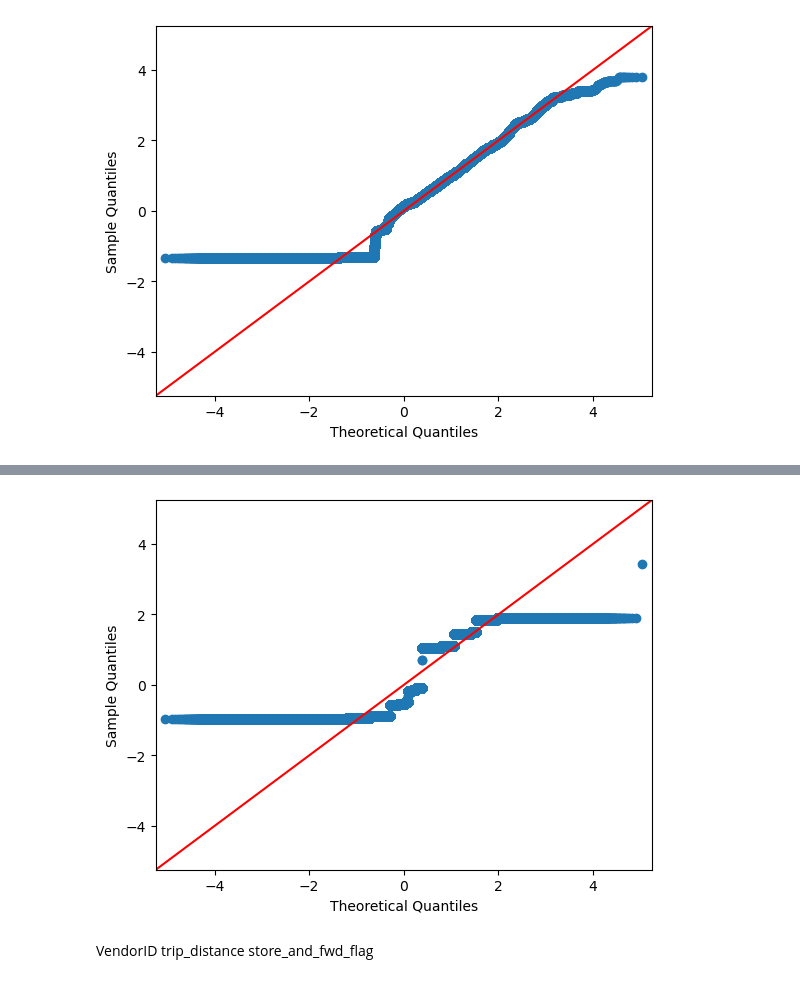
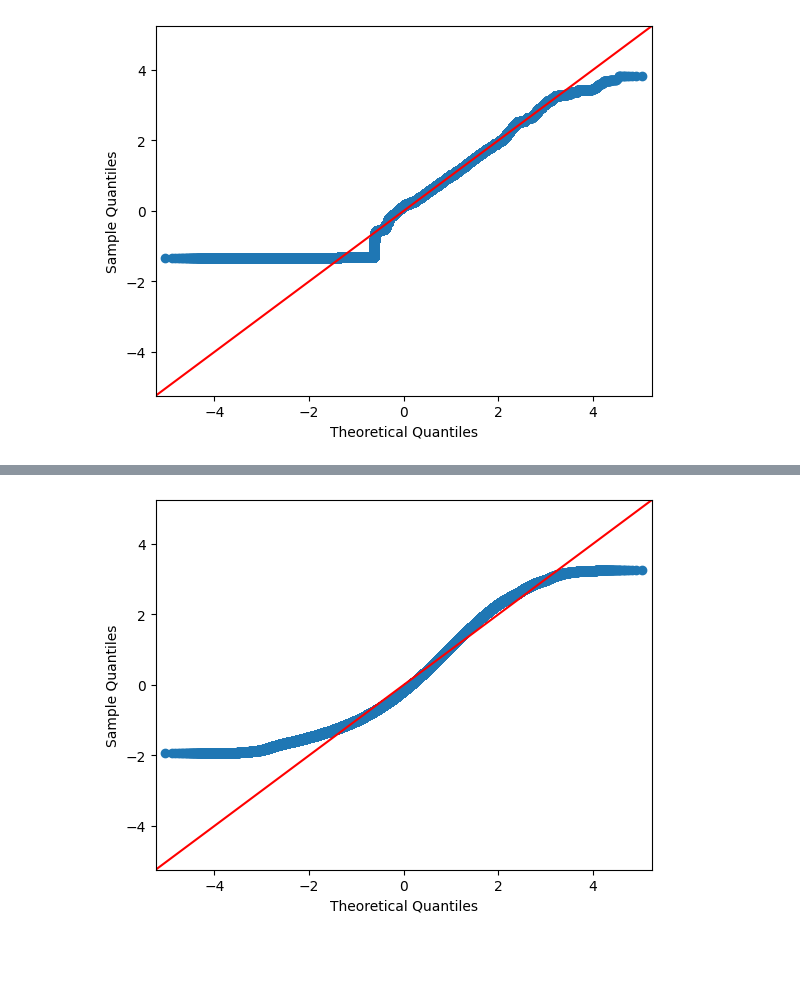
Before and after one commit to tespip/nyamnyam, a Jupyter notebook: Report_1Module.ipynb, the cells around one changed output, grey strips where cells are left out. Cells and saved outputs as stored; diff of their text form; code cells hidden in the pictures; blank space fills up the shorter version.

```diff
--- a/Report_1Module.ipynb
+++ b/Report_1Module.ipynb
@@ -389,13 +365,26 @@ balanced_df
 # %%
 from sklearn.preprocessing import StandardScaler
 scaler = StandardScaler()
+
+columns_to_scale = ['passenger_count', 'trip_distance', 'payment_type', 'fare_amount',
+                    'extra', 'mta_tax', 'tip_amount', 'tolls_amount',
+                    'improvement_surcharge', 'total_amount', 'congestion_surcharge',
+                    'trip_time' ]
+non_scaled_columns = list(set(balanced_df.columns) - set(columns_to_scale))
 
 groups = balanced_df.groupby('year')
 scaled_groups = {}
 
 for name, group in groups:
-    scaled_data = scaler.fit_transform(group)
-    scaled_groups[name] = pd.DataFrame(scaled_data, columns=group.columns)
+    non_scaled_data = group[non_scaled_columns].reset_index(drop=True)
+    scaled_data = StandardScaler().fit_transform(group[columns_to_scale])
+    scaled_data_df = pd.DataFrame(scaled_data, columns=columns_to_scale)
+    combined_data = pd.concat([scaled_data_df, non_scaled_data], axis=1)
+    scaled_groups[name] = combined_data
+
+for name in scaled_groups:
+    if 'Unnamed: 0' in scaled_groups[name].columns:
+        scaled_groups[name] = scaled_groups[name].drop(columns='Unnamed: 0')
 
 scaled_groups[2020]
 # %% [output]
@@ -466,4 +424,15 @@ for name, group in scaled_groups.items():
+# %%
+clusters_map = {2019: 5, 2020: 4, 2021: 4}
+
+for name, group in scaled_groups.items():
+    num_clusters = clusters_map[name]
+    kmeans = KMeans(n_clusters=num_clusters, init='k-means++', random_state=42)
+    y_kmeans = kmeans.fit_predict(group[columns_to_scale])
+
+    group['cluster'] = y_kmeans
+
+    scaled_groups[name] = group
 # %%
-data = pd.concat(scaled_groups.values(), axis=0))
+data = pd.concat(scaled_groups.values(), axis=0)
 data
 # %% [output]
@@ -490,5 +459,7 @@ plt.show()
 # %%
-need_columns = ['VendorID','trip_distance', 'store_and_fwd_flag', 'fare_amount', 'tip_amount', 'improvement_surcharge', 'total_amount', 'payment_type', 'extra', 'year', 'cluster']
+need_columns = ['trip_distance', 'payment_type', 'fare_amount','extra',
+                'tip_amount', 'improvement_surcharge','total_amount',
+                'trip_time', 'year','month', 'VendorID', 'cluster']
 df = data[need_columns]
 df
 # %% [output]
@@ -530,12 +511,8 @@ plt.show()
 # %%
-qqplot(df['extra'], fit=True,line="45")
+qqplot(df['trip_time'], fit=True,line="45")
 plt.show()
 # %% [output]
-[figure, old version]
+[figure, new version]
-# %% [markdown]
-VendorID
-trip_distance
-store_and_fwd_flag
 # %%
 balanced_df
 # %% [output]
```
Also changed, not shown: parts of 30 cells of this notebook, 1 other file.
